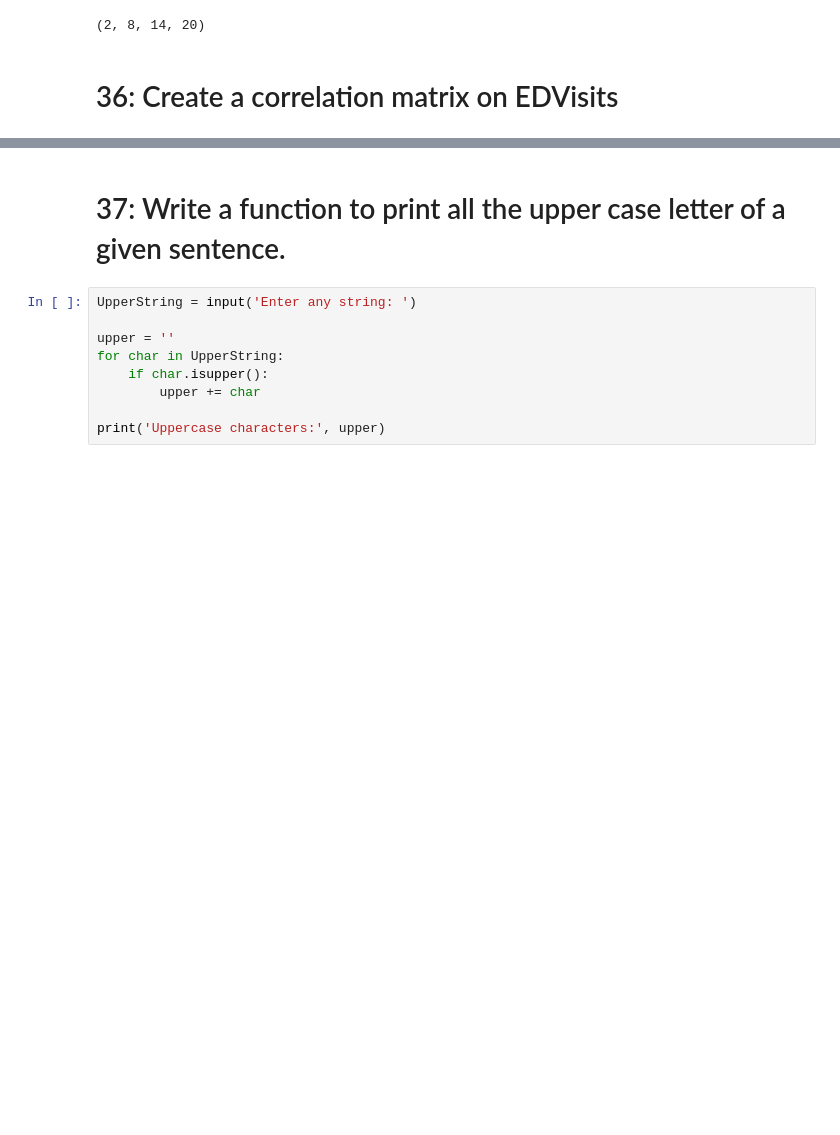
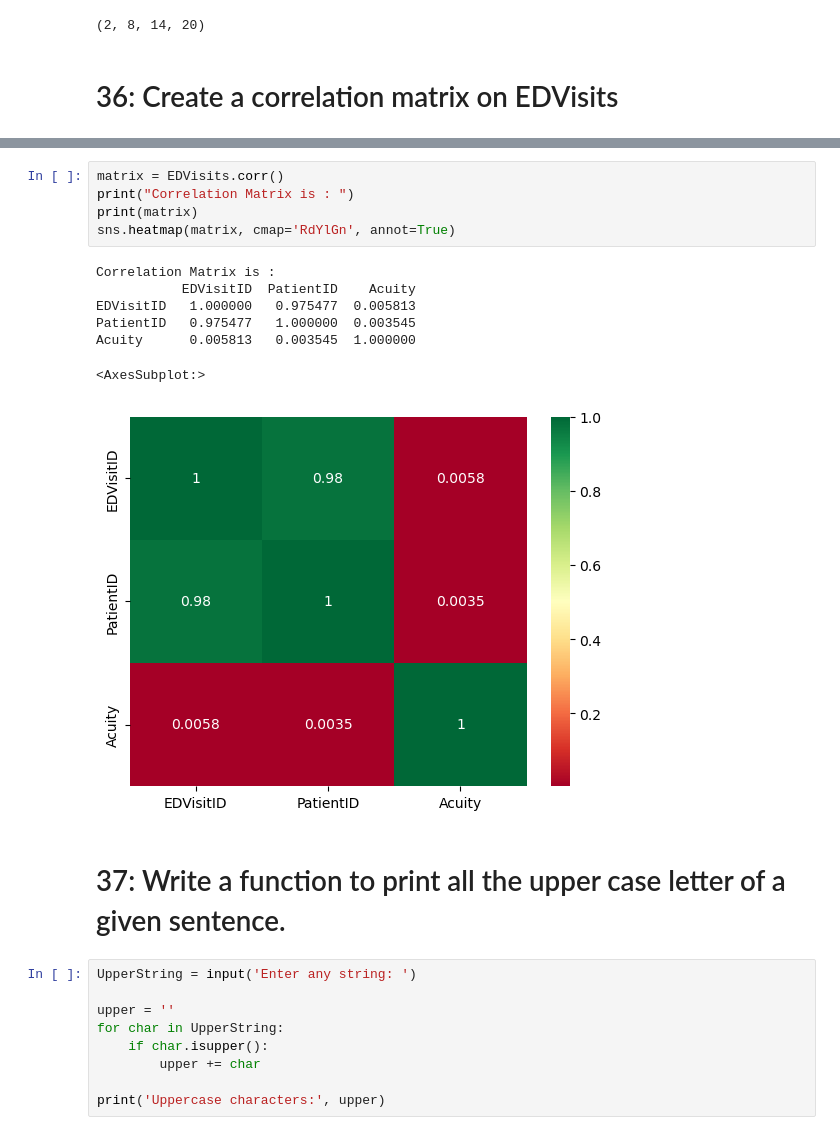
Before and after one commit to Seenu-Raj/Panda_Girls_Team3, a Jupyter notebook: Team3_PandaGirls_Q31-40.ipynb, the cells around one changed output, grey strips where cells are left out. Saved outputs shown, nothing was run; the diff lists cells and outputs as text; blank space fills up the shorter version.

```diff
--- a/Team3_PandaGirls_Q31-40.ipynb
+++ b/Team3_PandaGirls_Q31-40.ipynb
@@ -76,3 +99,16 @@ print(Elements)
+# %%
+matrix = EDVisits.corr()
+print("Correlation Matrix is : ")
+print(matrix)
+sns.heatmap(matrix, cmap='RdYlGn', annot=True)
+# %% [output]
+Correlation Matrix is :
+           EDVisitID  PatientID    Acuity
+EDVisitID   1.000000   0.975477  0.005813
+PatientID   0.975477   1.000000  0.003545
+Acuity      0.005813   0.003545  1.000000
+<AxesSubplot:>
+[figure, added]
 # %% [markdown]
 # 37: Write a function to print all the upper case letter of a given sentence.
 # %%
```
Also changed, not shown: parts of 13 cells of this notebook, 1 other file.
